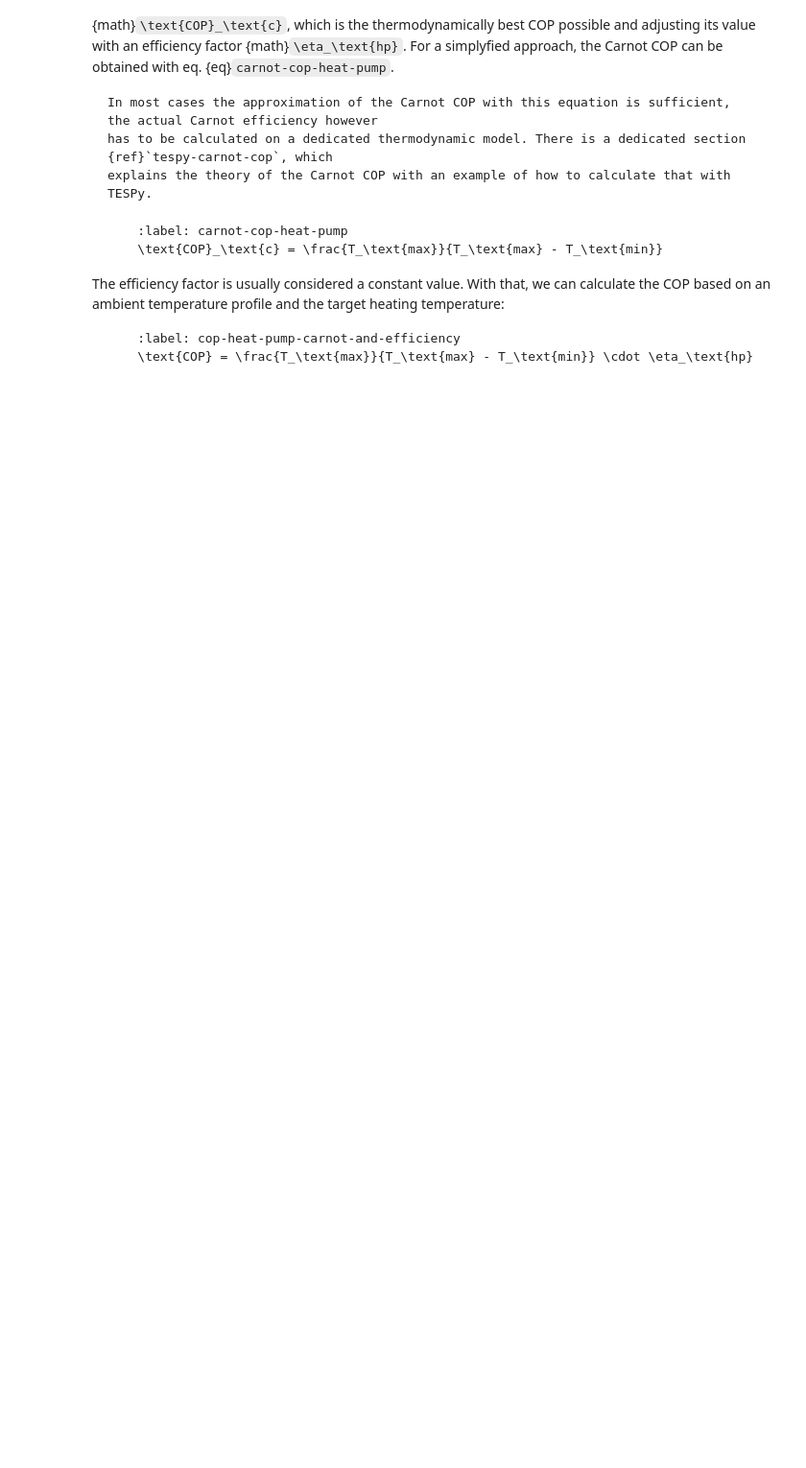
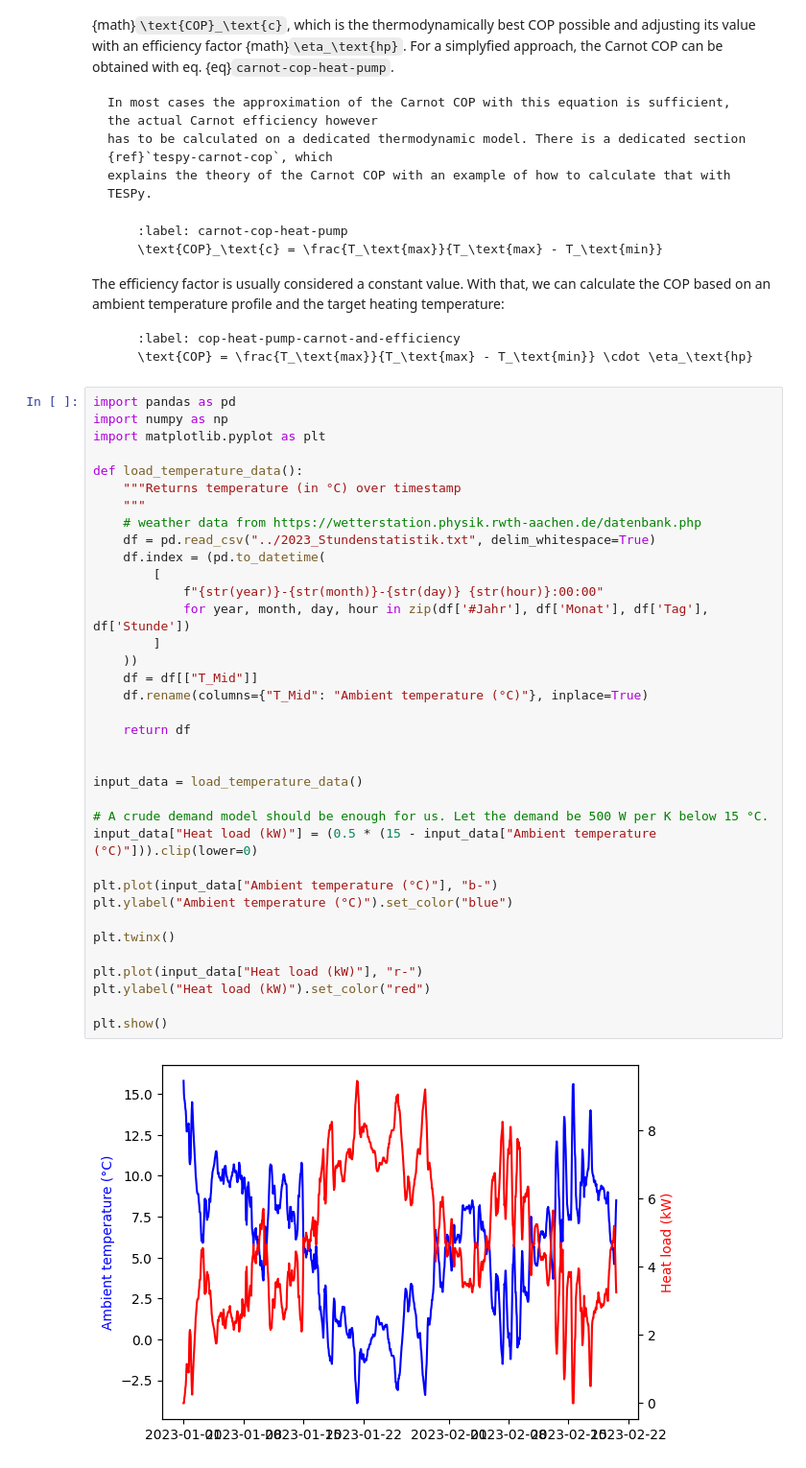
Before and after one commit to oemof/heat-pump-tutorial, a Jupyter notebook: workshop/simple-model/solph-simple.ipynb, the cells around one changed output. Shown at 96% size. Drawn from its saved outputs; the diff is of its cells as text; blank space fills up the shorter version.

Commit message:
Add simple Jupyter script for solph
* Weather from RWTH Aachen weather station
* Carnot COP from that temperature curve
* Assumed constant efficiency of heat pump

````diff
--- a/workshop/simple-model/solph-simple.ipynb
+++ b/workshop/simple-model/solph-simple.ipynb
@@ -47,3 +47,41 @@ temperature profile and the target heating temperature:
     :label: cop-heat-pump-carnot-and-efficiency
     \text{COP} = \frac{T_\text{max}}{T_\text{max} - T_\text{min}} \cdot \eta_\text{hp}
 ```
+# %%
+import pandas as pd
+import numpy as np
+import matplotlib.pyplot as plt
+
+def load_temperature_data():
+    """Returns temperature (in °C) over timestamp
+    """
+    # weather data from https://wetterstation.physik.rwth-aachen.de/datenbank.php
+    df = pd.read_csv("../2023_Stundenstatistik.txt", delim_whitespace=True)
+    df.index = (pd.to_datetime(
+        [
+            f"{str(year)}-{str(month)}-{str(day)} {str(hour)}:00:00"
+            for year, month, day, hour in zip(df['#Jahr'], df['Monat'], df['Tag'], df['Stunde'])
+        ]
+    ))
+    df = df[["T_Mid"]]
+    df.rename(columns={"T_Mid": "Ambient temperature (°C)"}, inplace=True)
+
+    return df
+
+
+input_data = load_temperature_data()
+
+# A crude demand model should be enough for us. Let the demand be 500 W per K below 15 °C.
+input_data["Heat load (kW)"] = (0.5 * (15 - input_data["Ambient temperature (°C)"])).clip(lower=0)
+
+plt.plot(input_data["Ambient temperature (°C)"], "b-")
+plt.ylabel("Ambient temperature (°C)").set_color("blue")
+
+plt.twinx()
+
+plt.plot(input_data["Heat load (kW)"], "r-")
+plt.ylabel("Heat load (kW)").set_color("red")
+
+plt.show()
+# %% [output]
+[figure, added]
````
Also changed, not shown: parts of 4 cells of this notebook, 1 other file.
